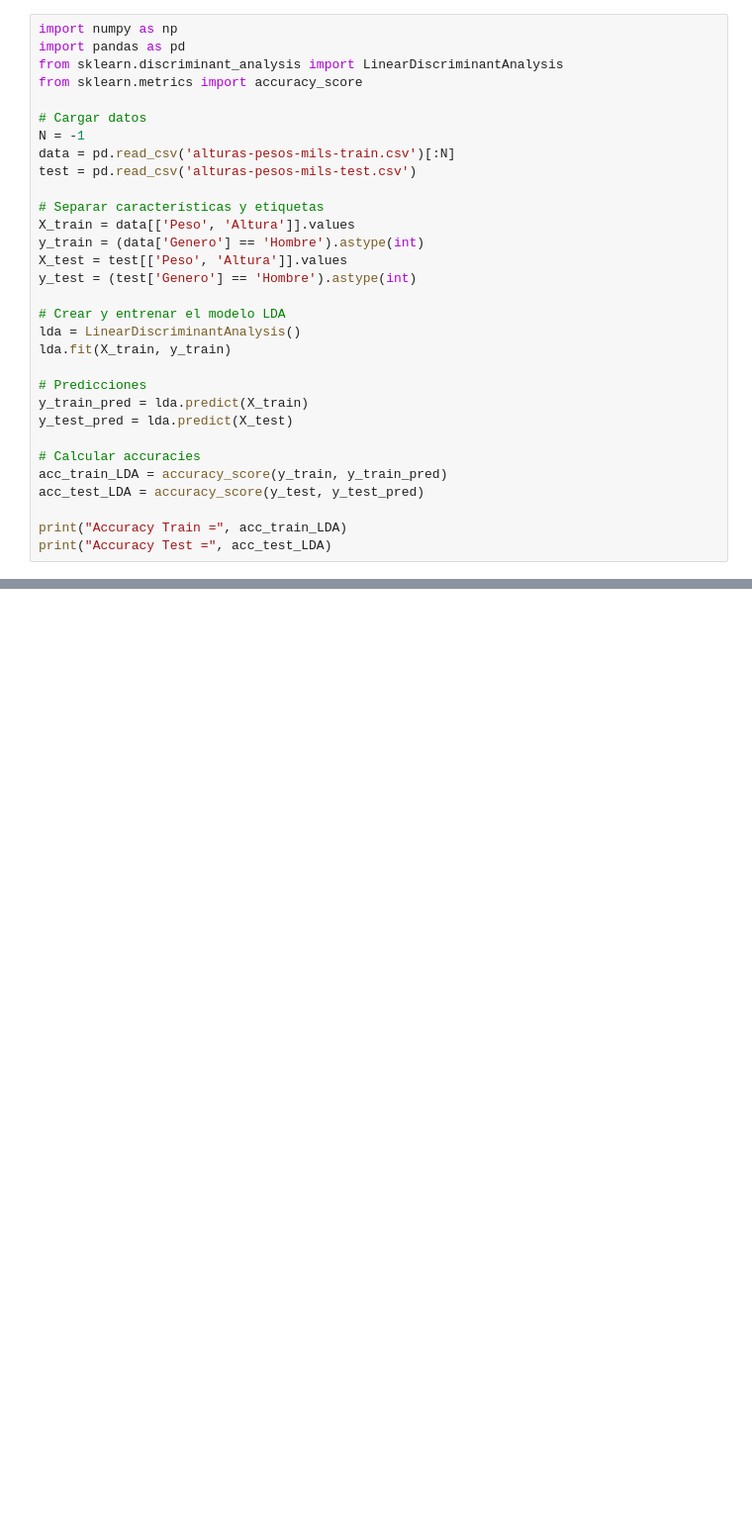
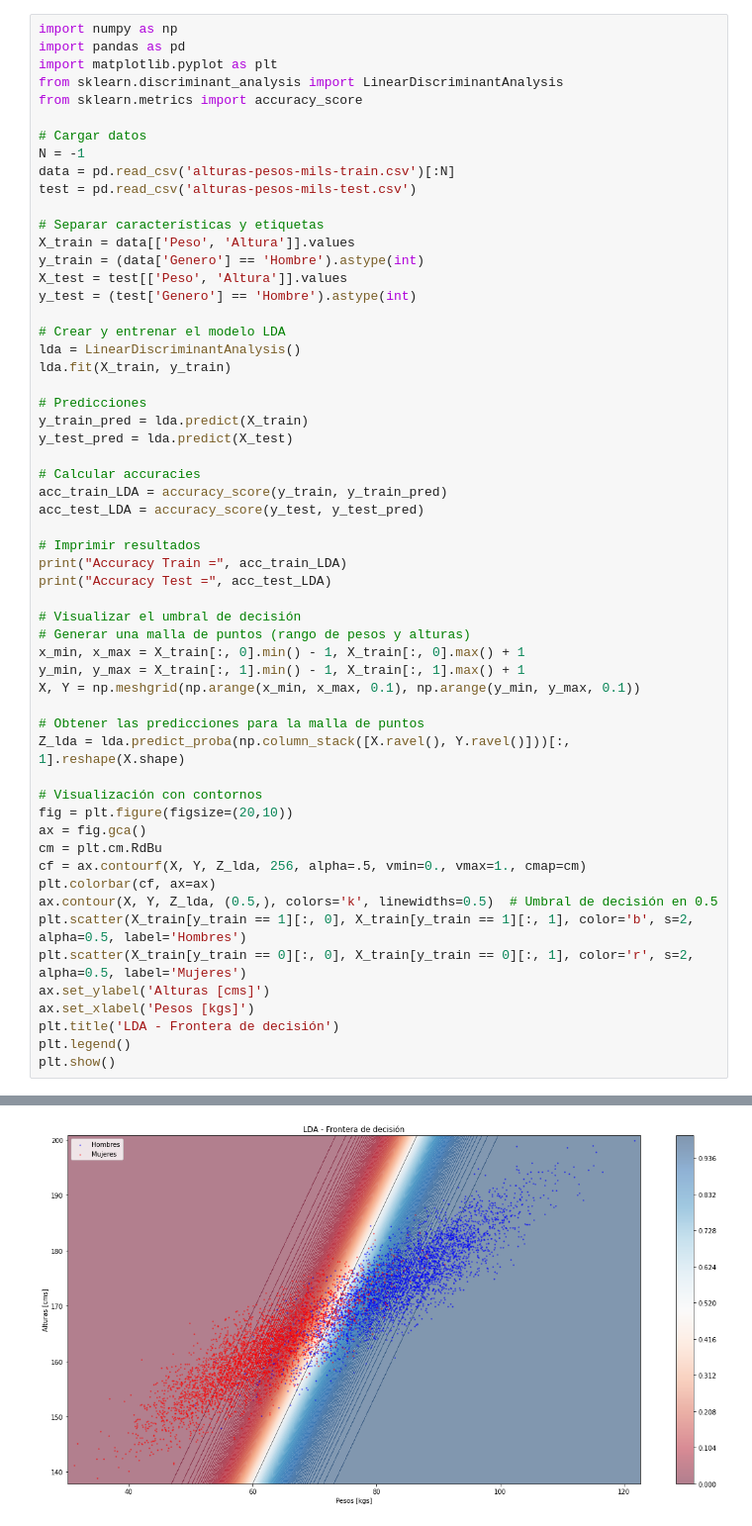
Before and after one commit to mategonzalez/TP-Redes-Neuronales, a Jupyter notebook: redes.ipynb, the cells around one changed output, grey strips where cells are left out. Shown at 99% size. Cells and saved outputs as stored; diff of their text form; blank space fills up the shorter version.

```diff
--- a/redes.ipynb
+++ b/redes.ipynb
@@ -56,6 +51,7 @@ ModuleNotFoundError: No module named 'sklearn.utils'
 # %%
 import numpy as np
 import pandas as pd
+import matplotlib.pyplot as plt
 from sklearn.discriminant_analysis import LinearDiscriminantAnalysis
 from sklearn.metrics import accuracy_score
 
@@ -82,6 +78,31 @@ y_test_pred = lda.predict(X_test)
 acc_train_LDA = accuracy_score(y_train, y_train_pred)
 acc_test_LDA = accuracy_score(y_test, y_test_pred)
 
+# Imprimir resultados
 print("Accuracy Train =", acc_train_LDA)
 print("Accuracy Test =", acc_test_LDA)
+
+# Visualizar el umbral de decisión
+# Generar una malla de puntos (rango de pesos y alturas)
+x_min, x_max = X_train[:, 0].min() - 1, X_train[:, 0].max() + 1
+y_min, y_max = X_train[:, 1].min() - 1, X_train[:, 1].max() + 1
+X, Y = np.meshgrid(np.arange(x_min, x_max, 0.1), np.arange(y_min, y_max, 0.1))
+
+# Obtener las predicciones para la malla de puntos
+Z_lda = lda.predict_proba(np.column_stack([X.ravel(), Y.ravel()]))[:, 1].reshape(X.shape)
+
+# Visualización con contornos
+fig = plt.figure(figsize=(20,10))
+ax = fig.gca()
+cm = plt.cm.RdBu
+cf = ax.contourf(X, Y, Z_lda, 256, alpha=.5, vmin=0., vmax=1., cmap=cm)
+plt.colorbar(cf, ax=ax)
+ax.contour(X, Y, Z_lda, (0.5,), colors='k', linewidths=0.5)  # Umbral de decisión en 0.5
+plt.scatter(X_train[y_train == 1][:, 0], X_train[y_train == 1][:, 1], color='b', s=2, alpha=0.5, label='Hombres')
+plt.scatter(X_train[y_train == 0][:, 0], X_train[y_train == 0][:, 1], color='r', s=2, alpha=0.5, label='Mujeres')
+ax.set_ylabel('Alturas [cms]')
+ax.set_xlabel('Pesos [kgs]')
+plt.title('LDA - Frontera de decisión')
+plt.legend()
+plt.show()
 # %% [output]
@@ -88,0 +111 @@ ModuleNotFoundError: No module named 'sklearn.utils'
+[figure, added]
```
Also changed, not shown: parts of 4 cells of this notebook.
